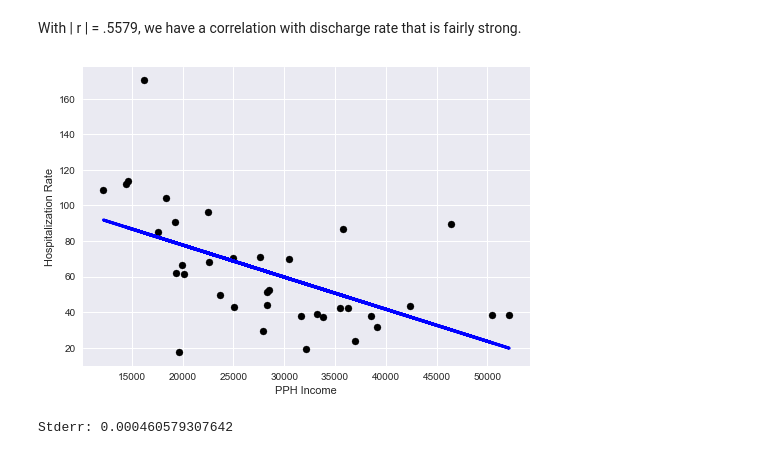
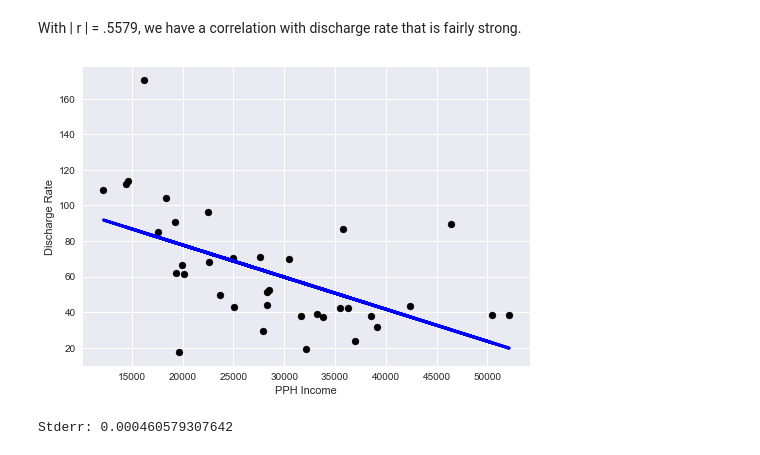
Before and after one commit to TomDonoghue/Pr_052, a Jupyter notebook: FinalProject.ipynb, the cells around one changed output. Saved outputs shown, nothing was run; the diff lists cells and outputs as text; code cells hidden in the pictures.

```diff
--- a/FinalProject.ipynb
+++ b/FinalProject.ipynb
@@ -211,8 +261,3 @@ plt.show()
 [figure]
 # %% [markdown]
 We can see each of the columns of data follow a rough normal distribution. Their histograms give us some more details
-# %%
-# Plot histogram for hospitalized and discharged patients as one
-df['total_rate_h'].add(df['total_rate_edd']).hist()
-
-f1 = plt.gcf
@@ -387,7 +416,7 @@ Pearson's Correlation coefficient: -0.288127064763
 # %% [markdown]
 With | r | = .2881, we have a correlation with hospitalization rate, but it's fairly weak.
 # %%
-def linear_regression(x, y):
+def linear_regression(x, y, xlabel, ylabel):
     # Fit the model
     regr = linear_model.LinearRegression()
     regr.fit(x, y)
@@ -396,8 +425,8 @@ def linear_regression(x, y):
     plt.scatter(x, y,  color='black')
     plt.plot(x, regr.predict(x), color='blue',
          linewidth=3)
-    plt.xlabel('PPH Income')
-    plt.ylabel('Hospitalization Rate')
+    plt.xlabel(xlabel)
+    plt.ylabel(ylabel)
 
     plt.show()
 # %%
@@ -437,11 +467,11 @@ With | r | = .5579, we have a correlation with discharge rate that is fairly str
 # %%
 # Retrieve the data we need to fit
 x_edd2 = df['pph_income'].values.reshape(-1, 1)
 y_income2 = df['total_rate_edd'].values.reshape(-1, 1)
 
-linear_regression(x_edd2, y_income2)
+linear_regression(x_edd2, y_income2, 'PPH Income', 'Discharge Rate')
 # %% [output]
-[figure, old version]
+[figure, new version]
 # %%
 # Print out the standard error
 slope, intercept, rvalue, pvalue, stderr = stats.mstats.linregress(x_edd2, y=y_income2)
```
Also changed, not shown: parts of 10 cells of this notebook, 1 other file.
